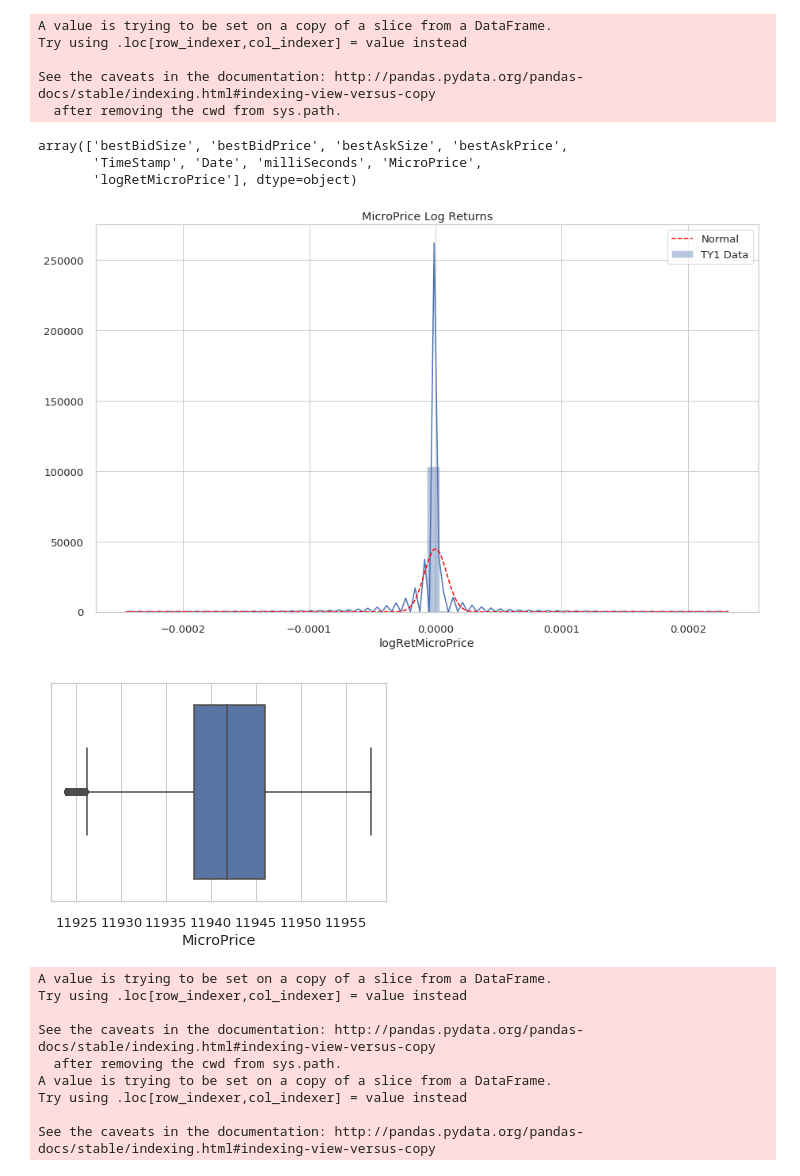
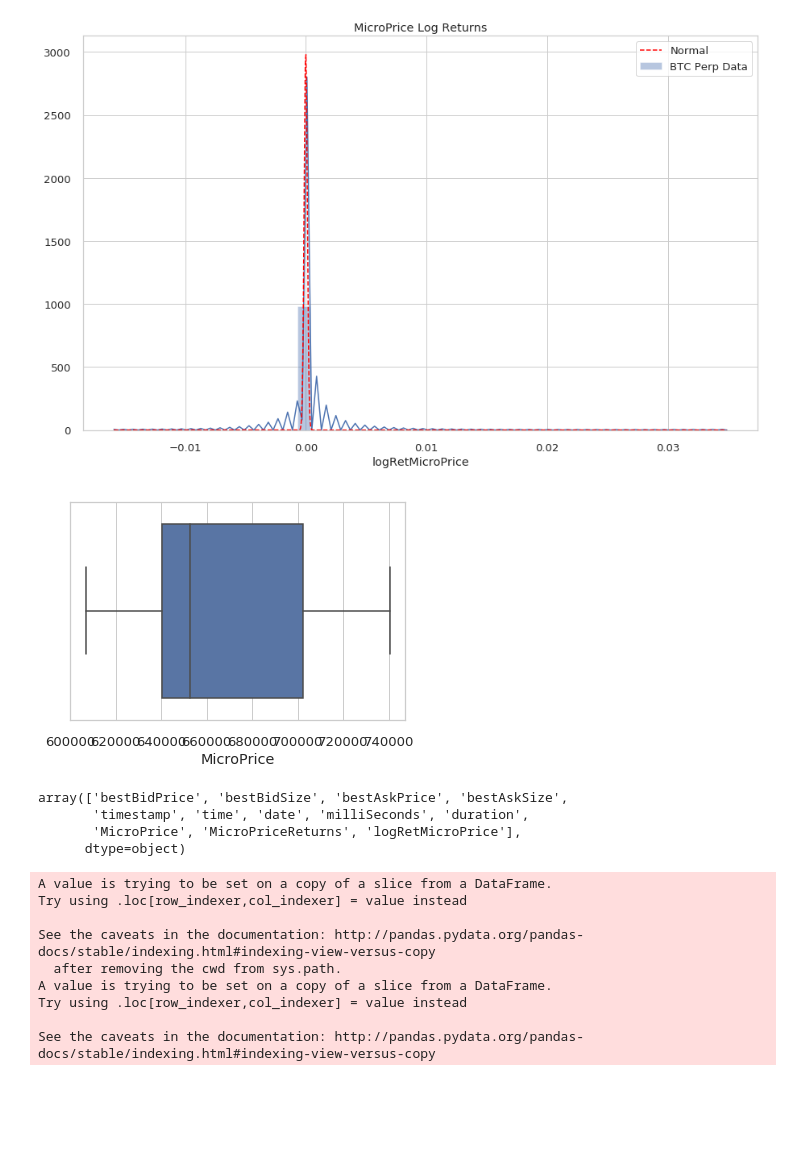
Before and after one commit to andreas-koukorinis/PaperCode, a Jupyter notebook: aknotebooks/stylized facts #2.ipynb, the cells around one changed output. Cells and saved outputs as stored; diff of their text form; code cells hidden in the pictures; blank space fills up the shorter version.

```diff
--- a/aknotebooks/stylized facts #2.ipynb
+++ b/aknotebooks/stylized facts #2.ipynb
@@ -146,4 +146,13 @@ quotes=[s for s in os.listdir(data_only_drive) if s.endswith('quotes')]
 trades=[s for s in os.listdir(data_only_drive) if s.endswith('trades')]
 TY1_trades=[s for s in os.listdir(data_only_drive) if s.startswith('TY1') and s.endswith('trades')]
 TY1_quotes=[s for s in os.listdir(data_only_drive) if s.startswith('TY1') and s.endswith('quotes')]
+# %%
+import os
+data_drive='/mnt/usb-Seagate_Expansion_Desk_NA8XEHR6-0:0-part2/'
+clean_files_data = "".join((data_drive,'/BTCUSD.PERP.BMEX/'))
+raw_crypto_data = '/mnt/usb-Seagate_Expansion_Desk_NA8XEHR6-0:0-part2/Data/crypto/LOB/BTCUSD.PERP.BMEX/' #btc perp data
+clean_crypto_files = os.listdir(clean_files_data)
+# %%
+filename = "".join((clean_files_data,clean_crypto_files[0]))
+df_crypto=pd.read_csv(filename)
 # %%
@@ -216,0 +190,2 @@ def micro_price(df):
+# %%
+df_crypto.drop('Unnamed: 0', axis=1, inplace=True)
@@ -230,23 +220,13 @@ See the caveats in the documentation: http://pandas.pydata.org/pandas-docs/stabl
 
 # raw_data['TimeStamp'].dt.time
 # raw_data['TimeStamp']=pd.to_datetime(raw_data['TimeStamp'])
-df['logRetMicroPrice']=returns(df.MicroPrice)
-df=df.dropna()
+df_crypto['logRetMicroPrice']=returns(df_crypto.MicroPrice)
+df=df_crypto.dropna()
-# %% [output]
-A value is trying to be set on a copy of a slice from a DataFrame.
-Try using .loc[row_indexer,col_indexer] = value instead
-
-See the caveats in the documentation: http://pandas.pydata.org/pandas-docs/stable/indexing.html#indexing-view-versus-copy
-  after removing the cwd from sys.path.
 # %%
 # raw_data['milliSeconds']=[int(((x.hour*60 + x.minute)*60 + x.second)*1000) for x in raw_data['TimeStamp']]
 # raw_data['Duration']= raw_data['milliSeconds'].diff(1)
 # raw_data=raw_data.dropna()
 df.columns.values
-# %% [output]
-array(['bestBidSize', 'bestBidPrice', 'bestAskSize', 'bestAskPrice',
-       'TimeStamp', 'Date', 'milliSeconds', 'MicroPrice',
-       'logRetMicroPrice'], dtype=object)
 # %%
 # for x in range(raw_data.shape[0]):
 #     t= raw_data['TimeStamp'][x]
@@ -254,27 +234,34 @@ array(['bestBidSize', 'bestBidPrice', 'bestAskSize', 'bestAskPrice',
 # %%
 from scipy.stats import norm
 x = np.linspace(np.min(df.logRetMicroPrice),np.max(df.logRetMicroPrice),1000)
 y = norm.pdf(x, loc=np.mean(df.logRetMicroPrice), scale=np.std(df.logRetMicroPrice))    # for example
 
 plt.figure(figsize=(15,9))
 sns.light_palette("navy", reverse=True)
 #sns.set_palette("husl")
 sns.color_palette("PuBuGn_d")
 sns.set_context("talk")
 sns.set(font_scale=1.2)
 sns.set_style("whitegrid")
-ax=sns.distplot(df.logRetMicroPrice, label='TY1 Data')
+ax=sns.distplot(df.logRetMicroPrice, label='BTC Perp Data')
 plt.plot(x,y, color='red',linestyle='--',label='Normal')
 ax.legend()
 plt.title('MicroPrice Log Returns')
 ax.tick_params(right=False, top=False)
 # %% [output]
-[figure, old version]
+[figure, new version]
 # %%
 mad = mad_outlier(df.MicroPrice.values.reshape(-1,1))
 _=sns.boxplot(df.loc[~mad].MicroPrice*100)
 # %% [output]
-[figure, old version]
+[figure, new version]
+# %%
+df.columns.values
+# %% [output]
+array(['bestBidPrice', 'bestBidSize', 'bestAskPrice', 'bestAskSize',
+       'timestamp', 'time', 'date', 'milliSeconds', 'duration',
+       'MicroPrice', 'MicroPriceReturns', 'logRetMicroPrice'],
+      dtype=object)
 # %%
 
 s1=df.bestAskSize
```
Also changed, not shown: parts of 33 cells of this notebook, 2 other files.
